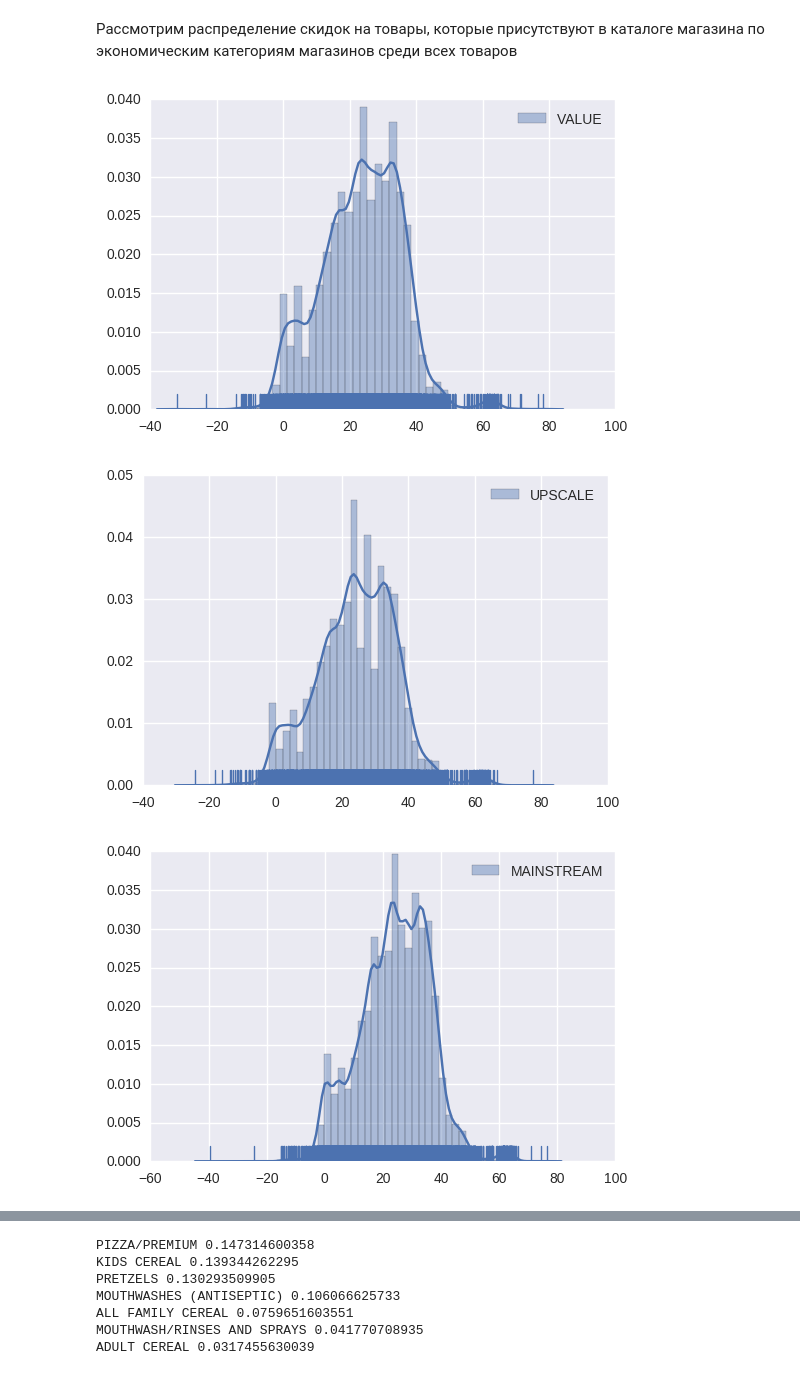
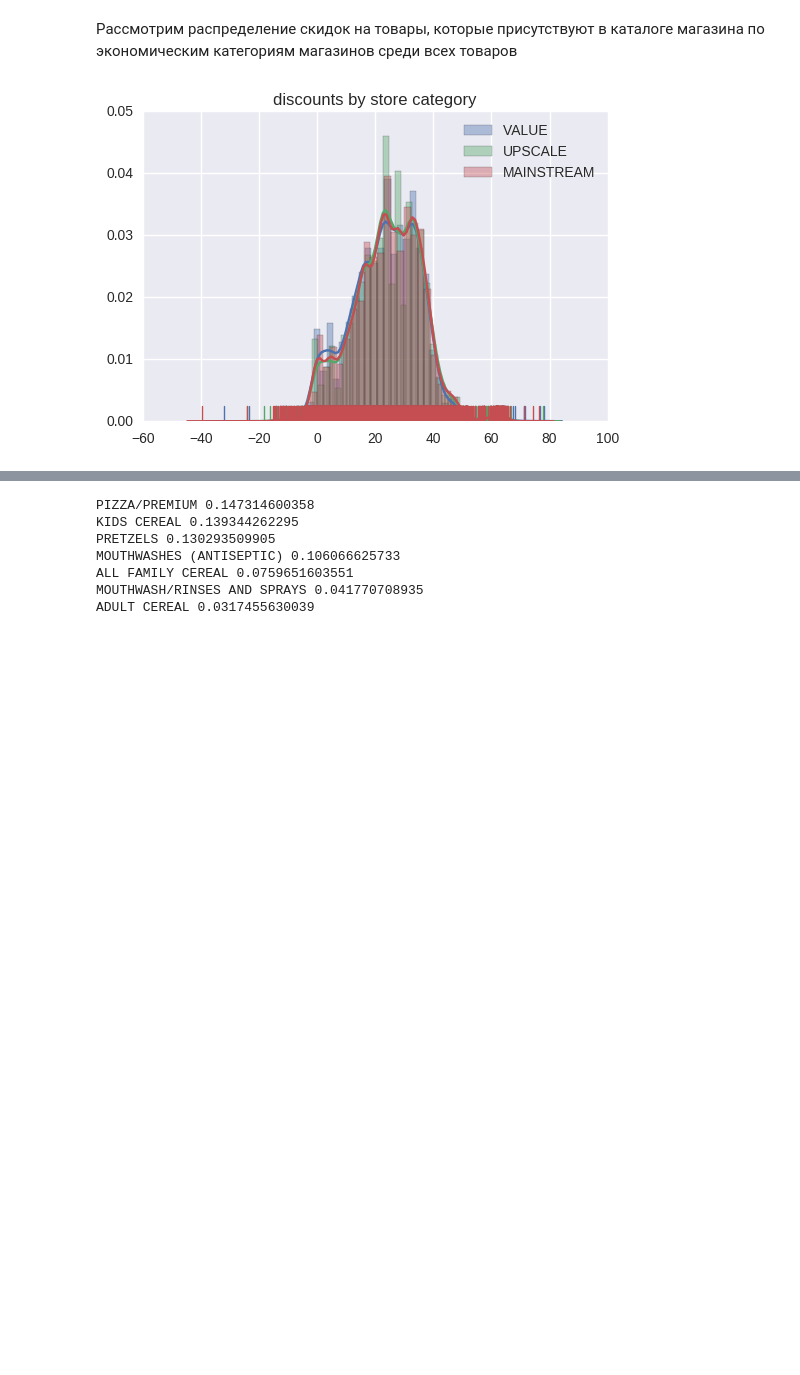
Before and after one commit to Shevviakov/technosphere, a Jupyter notebook: introdata/project/introdata_project.ipynb, the cells around one changed output, grey strips where cells are left out. Cells and saved outputs as stored; diff of their text form; code cells hidden in the pictures; blank space fills up the shorter version.

```diff
--- a/introdata/project/introdata_project.ipynb
+++ b/introdata/project/introdata_project.ipynb
@@ -259,21 +260,20 @@ d = feature_price()
 # %% [markdown]
 Рассмотрим распределение скидок на товары, которые присутствуют в каталоге магазина по экономическим категориям магазинов среди всех товаров
 # %%
-def feature_price ():
+def discounts_by_category ():
     d={}
     for m in whole_data.SEG_VALUE_NAME.unique():
         df = whole_data[whole_data['SEG_VALUE_NAME'] == m]
         disp = df[df['FEATURE'] == 1]
 
         d[m]= 100*(disp['BASE_PRICE'] - disp['PRICE'])/disp['BASE_PRICE']
         d[m].dropna(inplace=True)
         if len(d[m]) != 0:
             sns.distplot(d[m], rug=True, label=m)
             plt.axes().legend()
-            plt.show()
+    plt.title('discounts by store category')
+    plt.show()
     return d
-d = feature_price()
+d = discounts_by_category()
 # %% [output]
-[figure, old version]
+[figure, new version]
-[figure, removed]
-[figure, removed]
```
Also changed, not shown: parts of 3 cells of this notebook, 4 other files.
